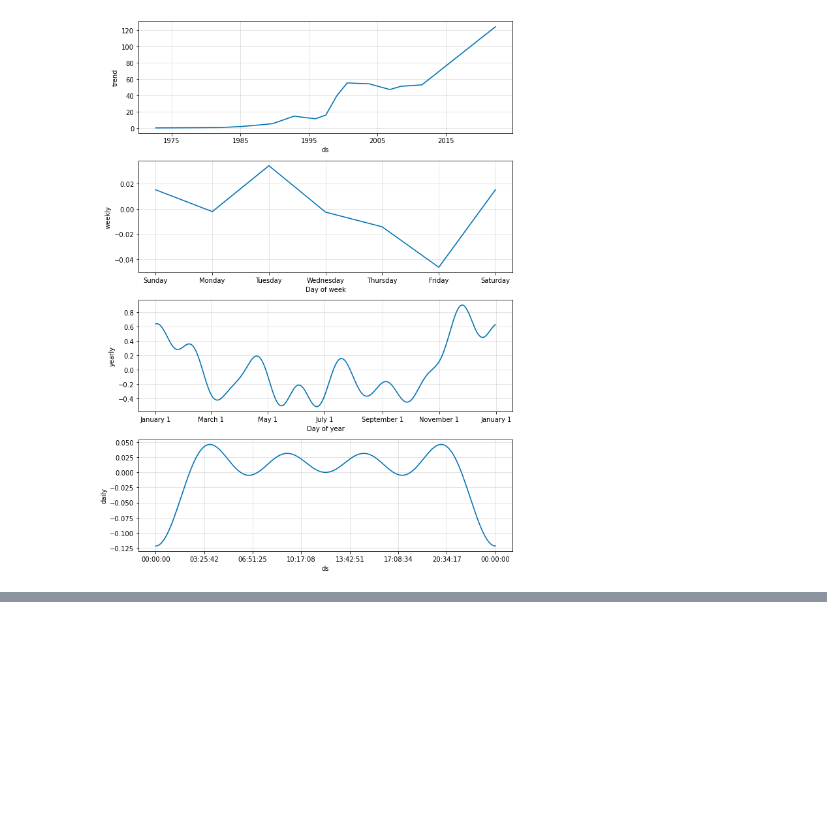
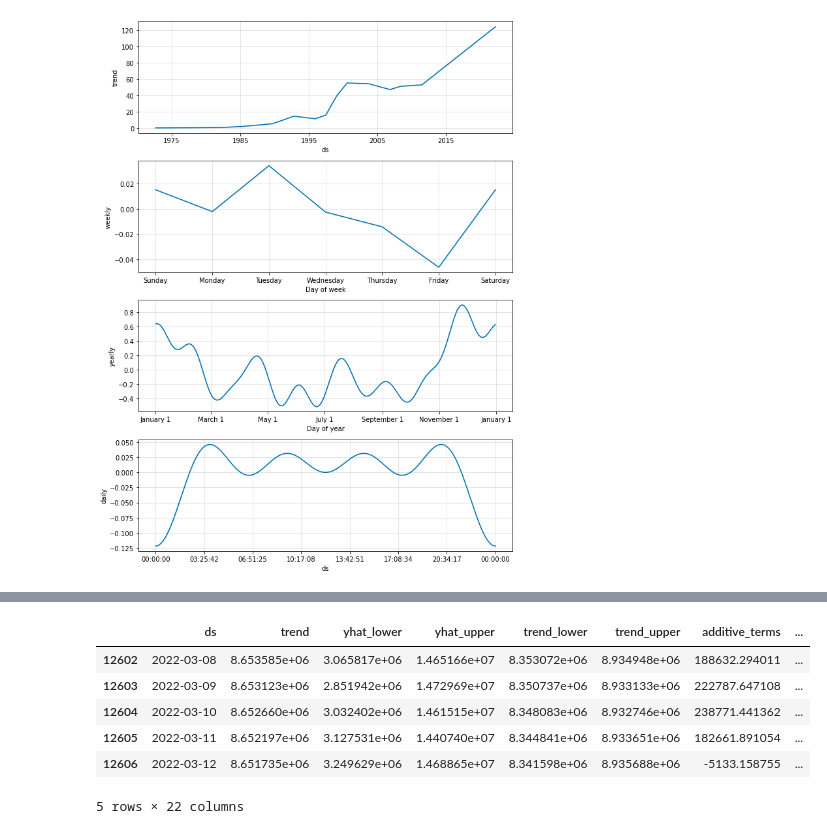
Before and after one commit to beckyydo/retail-machine-learning, a Jupyter notebook: FB Prophet.ipynb, the cells around one changed output, grey strips where cells are left out. Cells and saved outputs as stored; diff of their text form; code cells hidden in the pictures; blank space fills up the shorter version.

```diff
--- a/FB Prophet.ipynb
+++ b/FB Prophet.ipynb
@@ -109,3 +99,9 @@ model.plot_components(predictions)
 # %% [output]
 [figure]
 [figure]
+# %%
+data2 = df[["Date","Volume"]] # select Date and Volume
+
+# Rename the features: These names are NEEDED for the model fitting
+dateVolume = data2.rename(columns = {"Date":"ds","Volume":"y"}) #renaming the columns of the dataset
+dateVolume.head(5)
@@ -111,0 +115,4 @@ model.plot_components(predictions)
+# %%
+model2 = Prophet(daily_seasonality=True)
+model2.fit(dateVolume)
+dateVolume.tail()
@@ -111,0 +136,11 @@ model.plot_components(predictions)
+# %%
+predictions2 = model2.predict(future_df)
+predictions2.tail()
+# %% [output]
+|  | ds | trend | yhat_lower | yhat_upper | trend_lower | trend_upper | additive_terms | ... |
+| 12602 | 2022-03-08 | 8.653585e+06 | 3.065817e+06 | 1.465166e+07 | 8.353072e+06 | 8.934948e+06 | 188632.294011 | ... |
+| 12603 | 2022-03-09 | 8.653123e+06 | 2.851942e+06 | 1.472969e+07 | 8.350737e+06 | 8.933133e+06 | 222787.647108 | ... |
+| 12604 | 2022-03-10 | 8.652660e+06 | 3.032402e+06 | 1.461515e+07 | 8.348083e+06 | 8.932746e+06 | 238771.441362 | ... |
+| 12605 | 2022-03-11 | 8.652197e+06 | 3.127531e+06 | 1.440740e+07 | 8.344841e+06 | 8.933651e+06 | 182661.891054 | ... |
+| 12606 | 2022-03-12 | 8.651735e+06 | 3.249629e+06 | 1.468865e+07 | 8.341598e+06 | 8.935688e+06 | -5133.158755 | ... |
+5 rows × 22 columns
```
Also changed, not shown: parts of 7 cells of this notebook.
